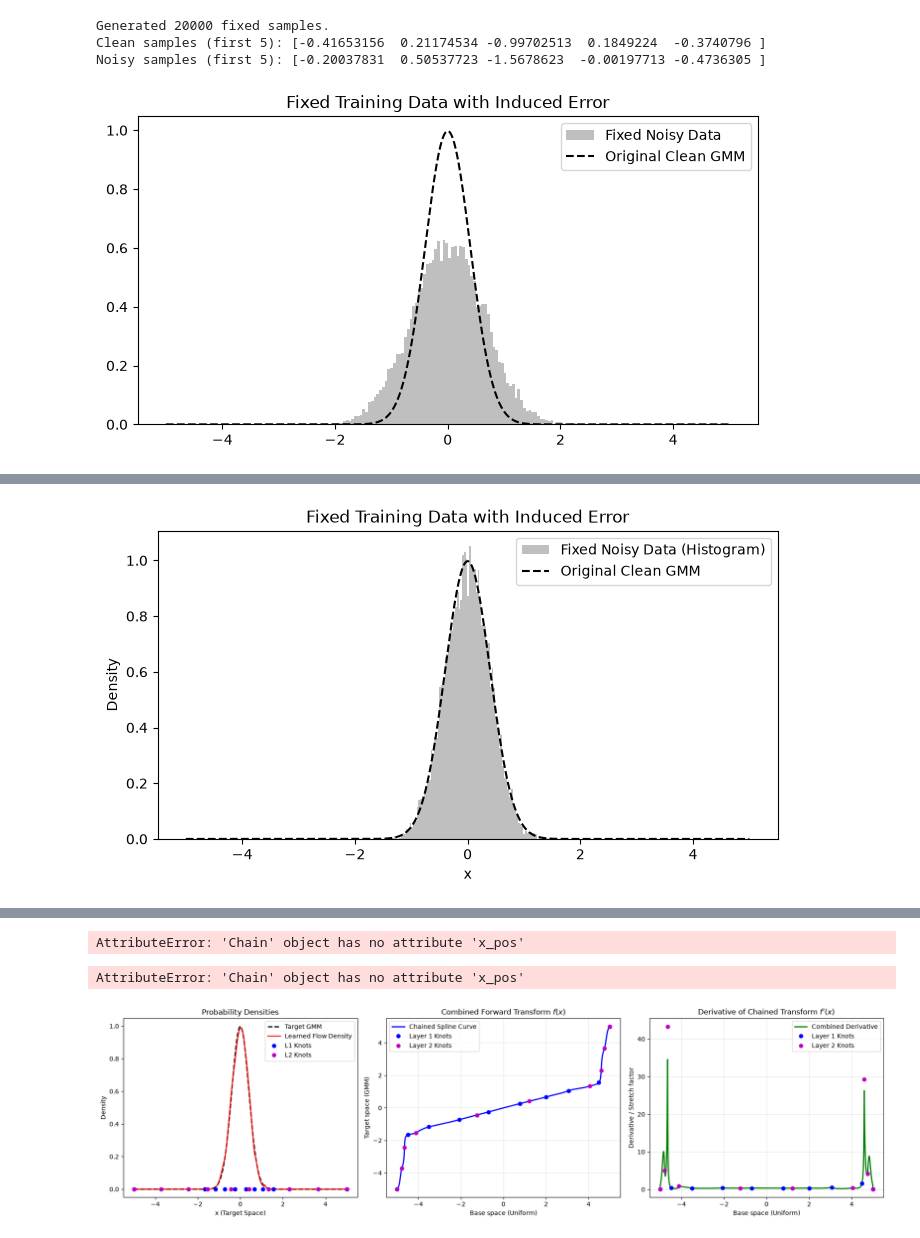
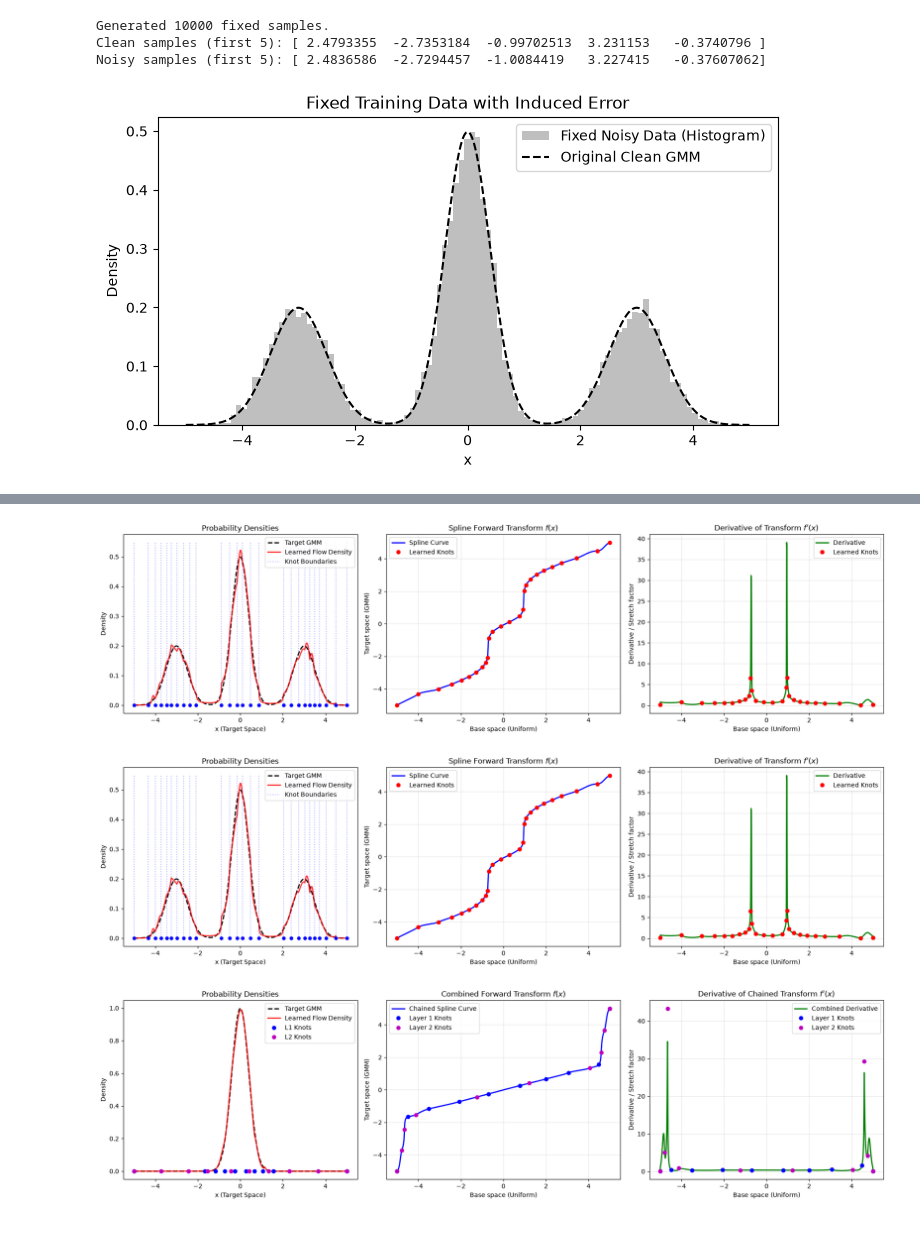
Before and after one commit to pesimachete/fisher-sgd-nlme, a Jupyter notebook: flows_learning /spline_study.ipynb, the cells around one changed output, grey strips where cells are left out. Saved outputs shown, nothing was run; the diff lists cells and outputs as text; code cells hidden in the pictures.

```diff
--- a/flows_learning /spline_study.ipynb
+++ b/flows_learning /spline_study.ipynb
@@ -22,7 +22,7 @@ def sample_gmm(key, num_samples):
 
     # We define the weights here.
     # Try [0.1, 0.8, 0.1] to have a huge middle peak and tiny side peaks!
-    weights = jnp.array([0.0, 1.0, 0.0])
+    weights = jnp.array([0.25, 0.5, 0.25])
 
     # Pass the weights as probabilities (p=weights) to the random choice
     components = jr.choice(k1, 3, shape=(num_samples,), p=weights)
@@ -36,7 +36,8 @@ def gmm_pdf(x):
     stds = jnp.array([0.5, 0.4, 0.5])
 
     # Keep the exact same weights here
-    weights = jnp.array([0.0, 1.0, 0.0])
+    weights = jnp.array([0.25, 0.5, 0.25])
+
 
     pdf = jnp.zeros_like(x)
     for w, m, s in zip(weights, means, stds):
@@ -48,15 +49,14 @@ bound = 5.0
 
 base_dist = Normal(loc = 0, scale =  jnp.sqrt(bound))
 
-# Create two layers, with only 5 knots per layer.
-# Total parameters are fewer, but chaining them makes them highly expressive!
-spline_layer_1 = RationalQuadraticSpline(knots=8, interval=bound)
-spline_layer_2 = RationalQuadraticSpline(knots=8, interval=bound)
 
-# Chain them together sequentially: x -> layer_1 -> layer_2 -> y
-bijection = Chain([spline_layer_1, spline_layer_2])
+spline_layer_1 = RationalQuadraticSpline(knots=24, interval=bound)
+#spline_layer_2 = RationalQuadraticSpline(knots=8, interval=bound)
 
-# Combine into a Normalizing Flow
+
+bijection = Chain([spline_layer_1])#, spline_layer_2])
+
+bijection = spline_layer_1
 flow = Transformed(base_dist, bijection)
 
 
@@ -83,12 +83,10 @@ opt_state = optim.init(eqx.filter(flow, eqx.is_inexact_array))
 key = jr.PRNGKey(42)
 key, sample_key, noise_key = jr.split(key, 3)
 
-# 1. Generate ONE full fixed dataset
+
 num_samples = 10000
 x_train_clean = sample_gmm(sample_key, num_samples)
 
-# 2. Induce error (Add Gaussian noise to the data)
-# This will artificially widen the modes and add noise between them
 noise_std = 0.01
 noise = noise_std * jr.normal(noise_key, shape=x_train_clean.shape)
 x_train = x_train_clean + noise
@@ -96,34 +94,34 @@ x_train = x_train_clean + noise
 # 3. Print the samples
 print(f"Generated {num_samples} fixed samples.")
 print(f"Clean samples (first 5): {x_train_clean[:5]}")
 print(f"Noisy samples (first 5): {x_train[:5]}\n")
 
 # --- Visualize the induced error before training ---
 plt.figure(figsize=(8, 4))
 plt.hist(x_train, bins=100, density=True, alpha=0.5, color='gray', label="Fixed Noisy Data (Histogram)")
 
 # For comparison, plot the original pure PDF
 x_plot = jnp.linspace(-bound, bound, 1000)
 plt.plot(x_plot, gmm_pdf(x_plot), 'k--', label="Original Clean GMM")
 plt.title("Fixed Training Data with Induced Error")
 plt.xlabel("x")
 plt.ylabel("Density")
 plt.legend()
 plt.show()
 # --------------------------------------------------
 
 # 4. Training Loop
 epochs = 2000
 
 print("Training starting on the fixed noisy dataset...")
 for epoch in range(epochs):
     # Pass the exact same dataset (x_train) every epoch
     flow, opt_state, loss = train_step(flow, opt_state, x_train)
 
     if epoch % 200 == 0 or epoch == epochs - 1:
         print(f"Epoch {epoch:4d} | Loss: {loss:.4f}")
 # %% [output]
-Generated 20000 fixed samples.
-Clean samples (first 5): [-0.41653156  0.21174534 -0.99702513  0.1849224  -0.3740796 ]
-Noisy samples (first 5): [-0.20037831  0.50537723 -1.5678623  -0.00197713 -0.4736305 ]
+Generated 10000 fixed samples.
+Clean samples (first 5): [ 2.4793355  -2.7353184  -0.99702513  3.231153   -0.3740796 ]
+Noisy samples (first 5): [ 2.4836586  -2.7294457  -1.0084419   3.227415   -0.37607062]
-[figure, old version]
+[figure, new version]
@@ -133 +139,0 @@ Noisy samples (first 5): [-0.4122085   0.21761797 -1.0084419   0.18118441 -0.376
-[figure, removed]
@@ -206,12 +200,10 @@ axes[2].legend()
 plt.tight_layout()
 plt.show()
 # %% [output]
-AttributeError: 'Chain' object has no attribute 'x_pos'
+[figure, added]
 # %%
 
-# ==========================================
-# 5. Study and Visualization (Direct Attribute Access)
-# ==========================================
+
 x_eval = jnp.linspace(-bound, bound, 1000)
 
 learned_log_prob = jax.vmap(flow.log_prob)(x_eval)
@@ -269,7 +261,7 @@ axes[2].legend()
 plt.tight_layout()
 plt.show()
 # %% [output]
-AttributeError: 'Chain' object has no attribute 'x_pos'
+[figure, added]
 # %%
 from paramax import unwrap
 
```
Also changed, not shown: parts of 1 cell of this notebook, 13 other files.
